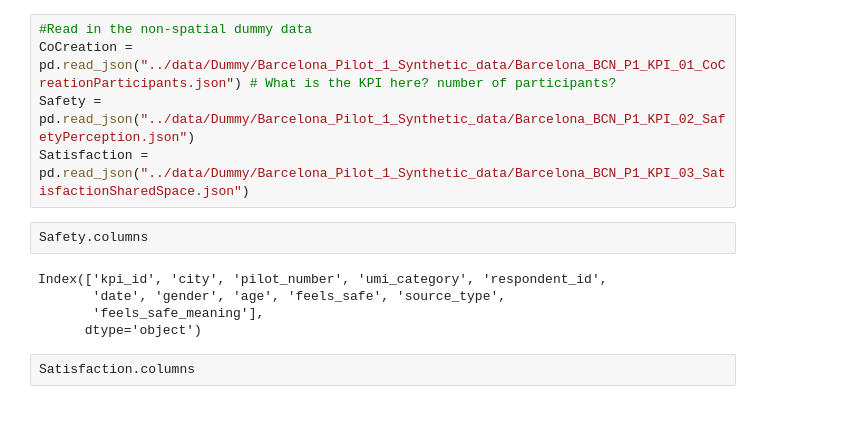
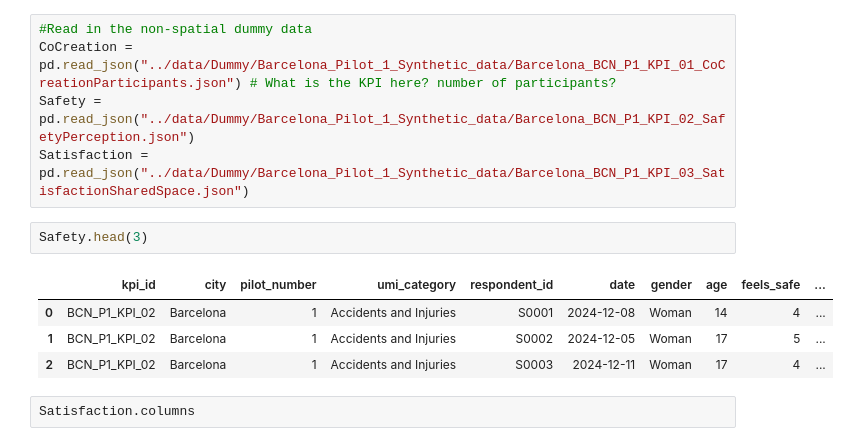
Before and after one commit to jammy-data/REALLOCATE_AI, a Jupyter notebook: notebooks/04_modelling.ipynb, the cells around one changed output. Drawn from its saved outputs; the diff is of its cells as text; blank space fills up the shorter version.

```diff
--- a/notebooks/04_modelling.ipynb
+++ b/notebooks/04_modelling.ipynb
@@ -210,12 +210,12 @@ CoCreation = pd.read_json("../data/Dummy/Barcelona_Pilot_1_Synthetic_data/Barcel
 Safety = pd.read_json("../data/Dummy/Barcelona_Pilot_1_Synthetic_data/Barcelona_BCN_P1_KPI_02_SafetyPerception.json")
 Satisfaction = pd.read_json("../data/Dummy/Barcelona_Pilot_1_Synthetic_data/Barcelona_BCN_P1_KPI_03_SatisfactionSharedSpace.json")
 # %%
-Safety.columns
+Safety.head(3)
 # %% [output]
-Index(['kpi_id', 'city', 'pilot_number', 'umi_category', 'respondent_id',
-       'date', 'gender', 'age', 'feels_safe', 'source_type',
-       'feels_safe_meaning'],
-      dtype='object')
+|  | kpi_id | city | pilot_number | umi_category | respondent_id | date | gender | age | feels_safe | ... |
+| 0 | BCN_P1_KPI_02 | Barcelona | 1 | Accidents and Injuries | S0001 | 2024-12-08 | Woman | 14 | 4 | ... |
+| 1 | BCN_P1_KPI_02 | Barcelona | 1 | Accidents and Injuries | S0002 | 2024-12-05 | Woman | 17 | 5 | ... |
+| 2 | BCN_P1_KPI_02 | Barcelona | 1 | Accidents and Injuries | S0003 | 2024-12-11 | Woman | 17 | 4 | ... |
 # %%
 Satisfaction.columns
 # %% [output]
```
Also changed, not shown: parts of 11 cells of this notebook, 2 other files.
